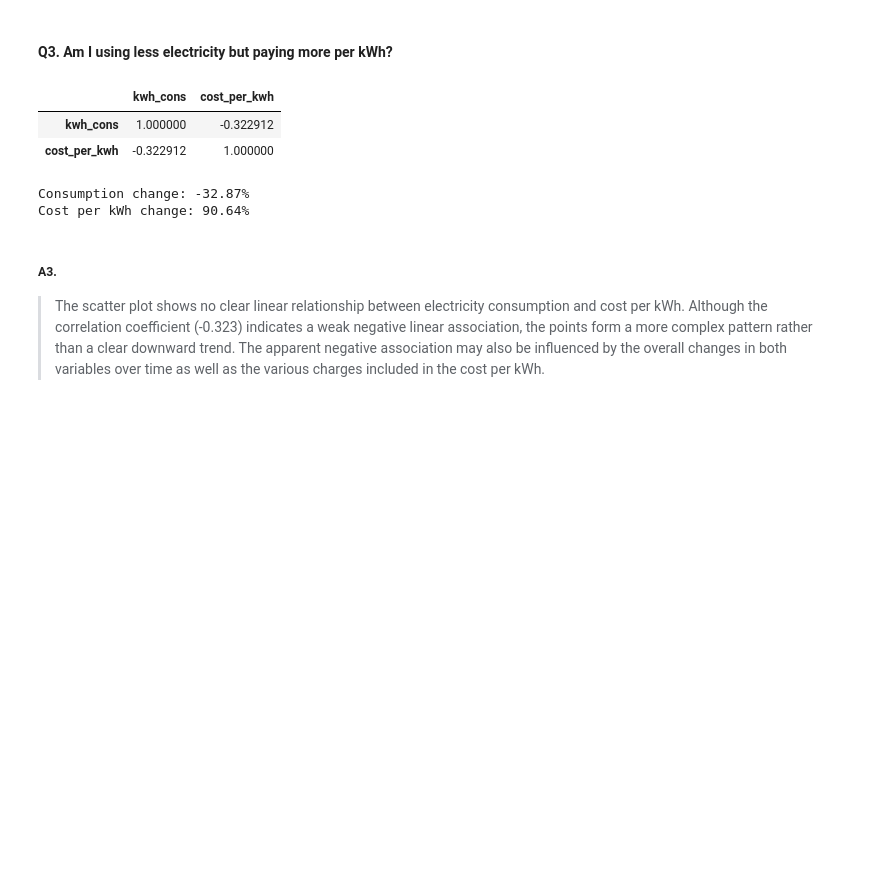
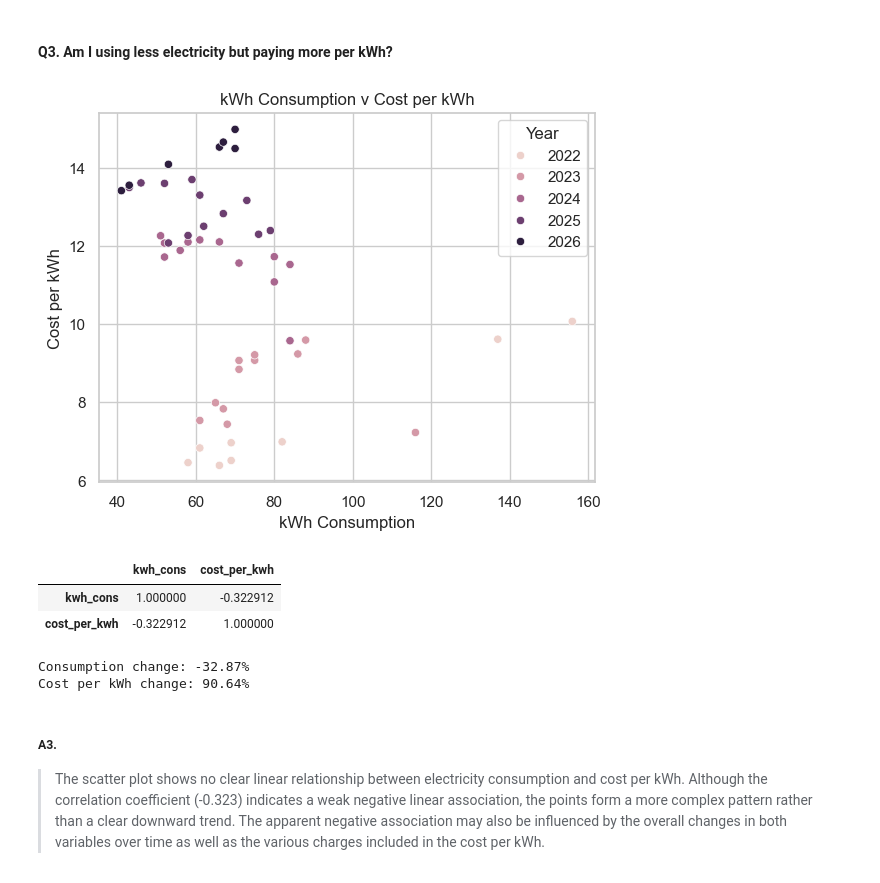
Before and after one commit to adrielmolina/portfolio, a Jupyter notebook: meralco_bills_analysis.ipynb, the cells around one changed output. Saved outputs shown, nothing was run; the diff lists cells and outputs as text; code cells hidden in the pictures; blank space fills up the shorter version.

Commit message:
changed q3 chart to seaborn

```diff
--- a/meralco_bills_analysis.ipynb
+++ b/meralco_bills_analysis.ipynb
@@ -342,20 +342,21 @@ Upper Boundary 100.5
 # %% [markdown]
 #### **Q3. Am I using less electricity but paying more per kWh?**
 # %%
-figure5 = px.scatter(
-    bill,
-    x = 'kwh_cons',
-    y = 'cost_per_kwh',
-    labels = {
-        'kwh_cons':'kWh Consumption',
-        'cost_per_kwh':'Cost per kWh'
-    },
-    title = 'kWh Consumption v Cost per kWh',
-    color='year',
-    template='seaborn'
+figure5 = sns.scatterplot(
+    data=bill,
+    x='kwh_cons',
+    y='cost_per_kwh',
+    hue='year'
 )
 
-figure5.show()
+figure5.set_xlabel('kWh Consumption')
+figure5.set_ylabel('Cost per kWh')
+figure5.set_title('kWh Consumption v Cost per kWh')
+figure5.legend(title='Year')
+
+plt.show()
+# %% [output]
+[figure, added]
 # %%
 bill[['kwh_cons', 'cost_per_kwh']].corr()
 # %% [output]
```
